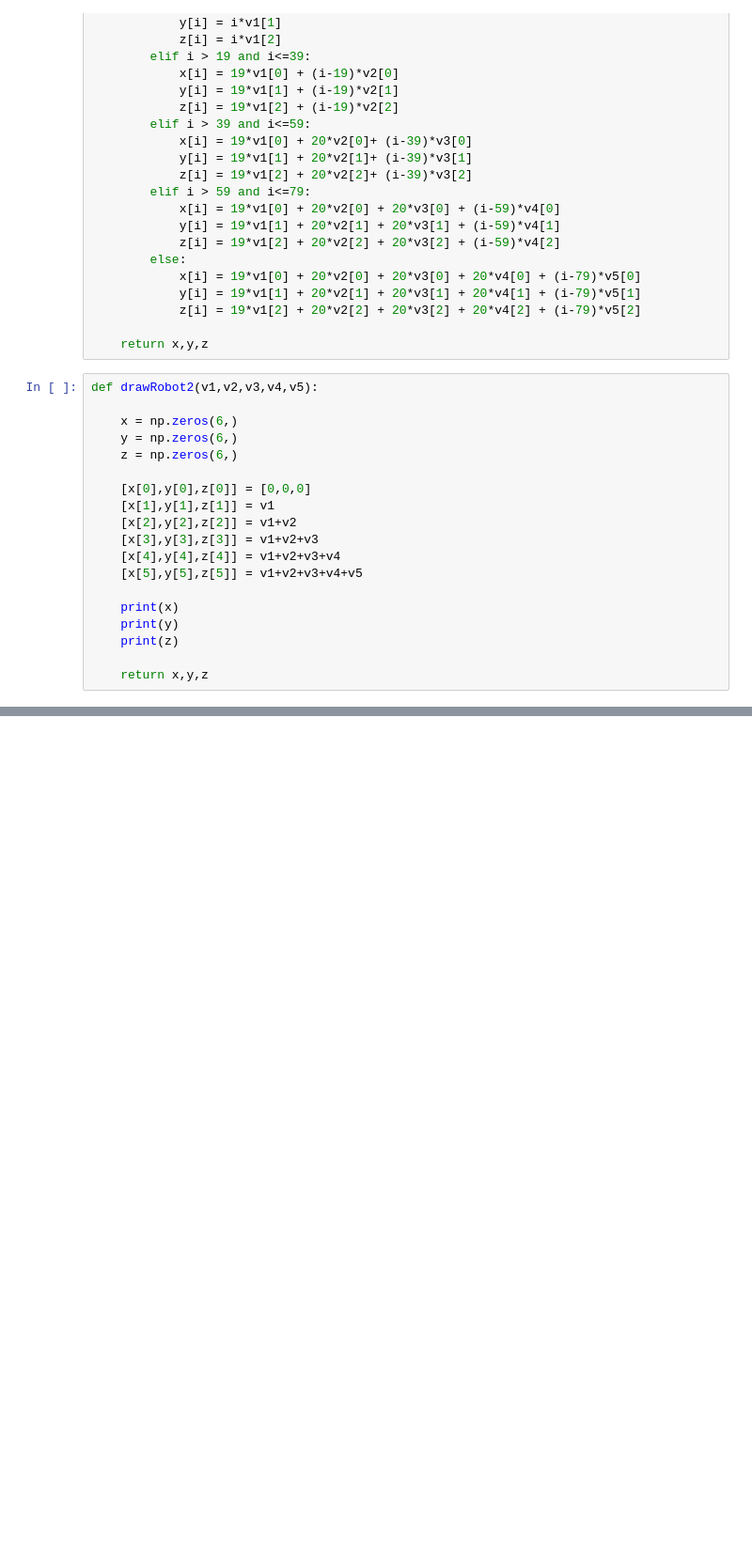
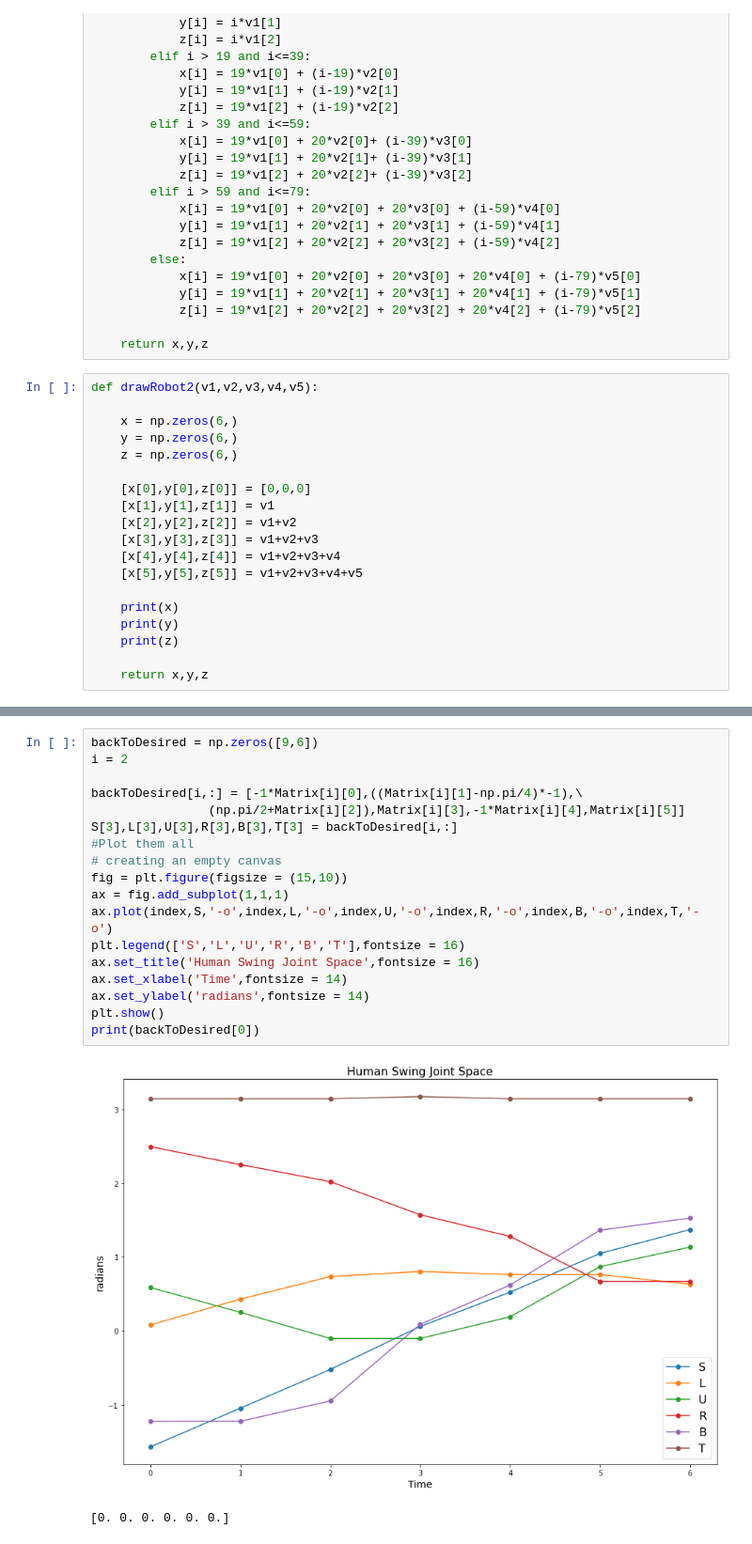
Before and after one commit to OSU-AIMS/golf-smart, a Jupyter notebook: scripts/NewSwing.ipynb, the cells around one changed output, grey strips where cells are left out. Shown: that part at 94% size. Saved outputs shown, nothing was run; the diff lists cells and outputs as text; blank space fills up the shorter version.

```diff
--- a/scripts/NewSwing.ipynb
+++ b/scripts/NewSwing.ipynb
@@ -473,0 +505,21 @@ print(Angles_Matrix)
+# %%
+backToDesired = np.zeros([9,6])
+i = 2
+
+backToDesired[i,:] = [-1*Matrix[i][0],((Matrix[i][1]-np.pi/4)*-1),\
+                (np.pi/2+Matrix[i][2]),Matrix[i][3],-1*Matrix[i][4],Matrix[i][5]]
+S[3],L[3],U[3],R[3],B[3],T[3] = backToDesired[i,:]
+#Plot them all
+# creating an empty canvas
+fig = plt.figure(figsize = (15,10))
+ax = fig.add_subplot(1,1,1)
+ax.plot(index,S,'-o',index,L,'-o',index,U,'-o',index,R,'-o',index,B,'-o',index,T,'-o')
+plt.legend(['S','L','U','R','B','T'],fontsize = 16)
+ax.set_title('Human Swing Joint Space',fontsize = 16)
+ax.set_xlabel('Time',fontsize = 14)
+ax.set_ylabel('radians',fontsize = 14)
+plt.show()
+print(backToDesired[0])
+# %% [output]
+[figure, added]
+[0. 0. 0. 0. 0. 0.]
```
Also changed, not shown: parts of 8 cells of this notebook.
